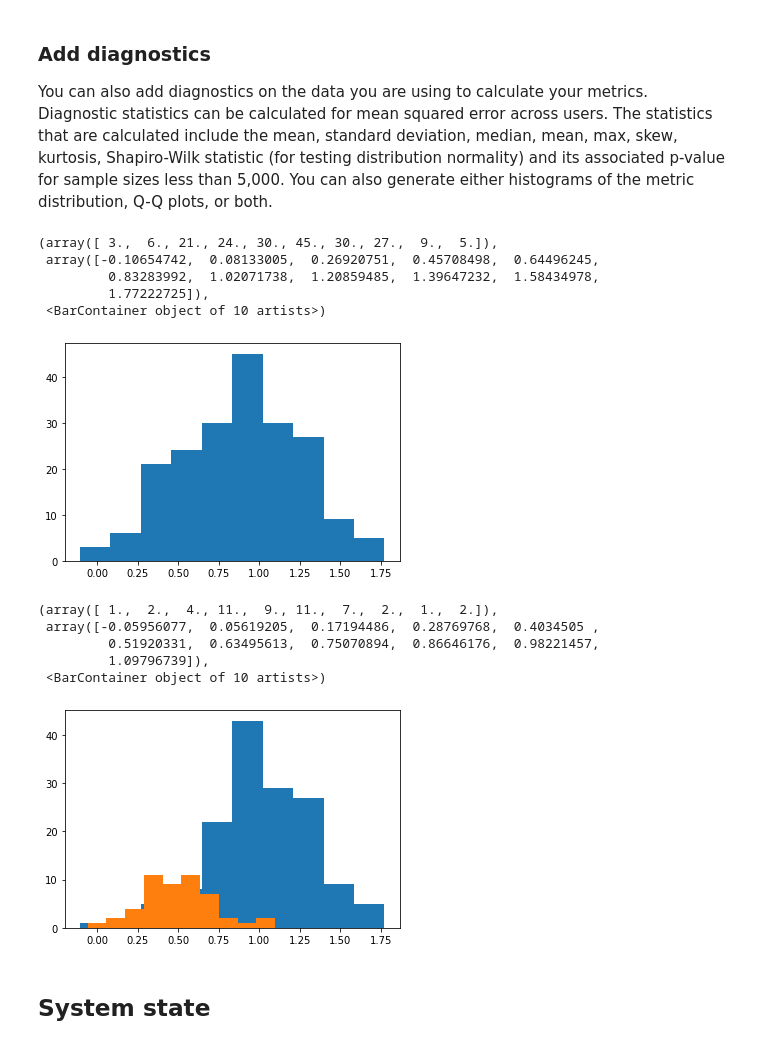
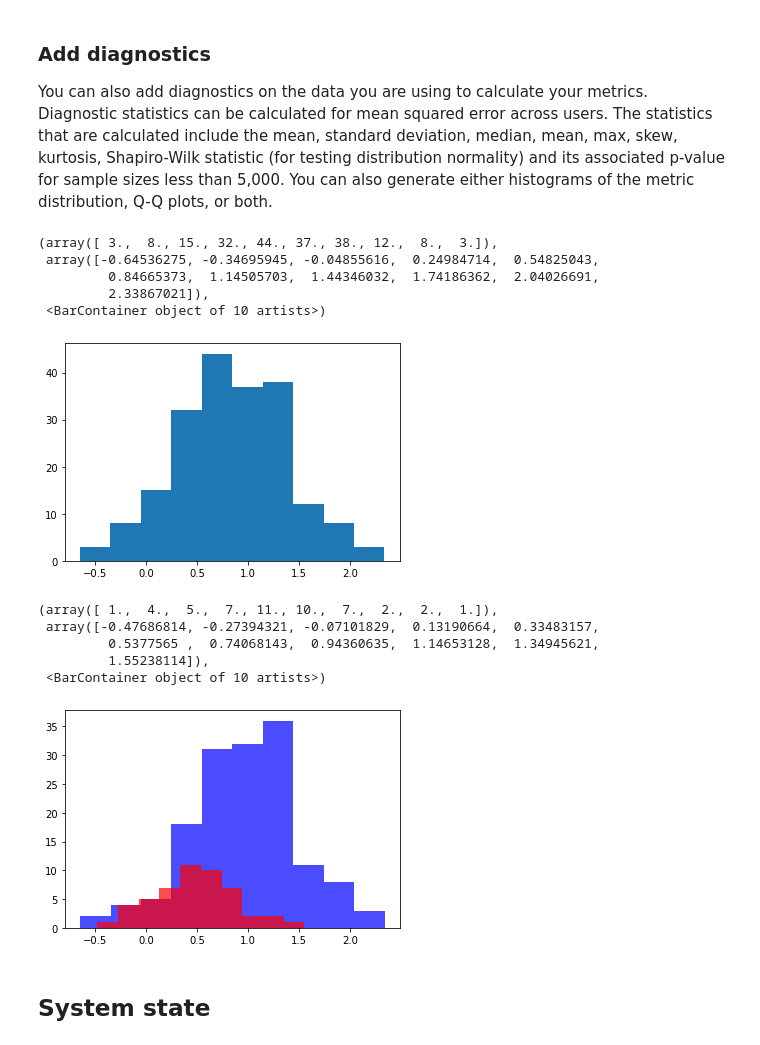
Before and after one commit to elucherini/t-recs, a Jupyter notebook: examples/complete-guide.ipynb, the cells around one changed output. Drawn from its saved outputs; the diff is of its cells as text; code cells hidden in the pictures.

Commit message:
updated plotting colors with alpha, fixed typo

```diff
--- a/examples/complete-guide.ipynb
+++ b/examples/complete-guide.ipynb
@@ -246,30 +248,30 @@ number_of_attributes = 10
 number_of_maj_users = 150
 number_of_min_users = 50
 
-maj_user_representation = np.random.normal(1, 1, size=(number_of_maj_users, number_of_attributes))
-min_user_representation = np.random.normal(0.5, 0.75, size=(number_of_min_users, number_of_attributes))
+maj_user_representation = np.random.normal(1, 2, size=(number_of_maj_users, number_of_attributes))
+min_user_representation = np.random.normal(0.5, 1.25, size=(number_of_min_users, number_of_attributes))
 actual_user_representation = np.vstack((maj_user_representation, min_user_representation))
 # %%
 #If plotted without respect to the subgroups, preference means look more or less normally distributed
 plt.hist(actual_user_representation.mean(axis=1))
 # %% [output]
-(array([ 3.,  6., 21., 24., 30., 45., 30., 27.,  9.,  5.]),
- array([-0.10654742,  0.08133005,  0.26920751,  0.45708498,  0.64496245,
-         0.83283992,  1.02071738,  1.20859485,  1.39647232,  1.58434978,
-         1.77222725]),
+(array([ 3.,  8., 15., 32., 44., 37., 38., 12.,  8.,  3.]),
+ array([-0.64536275, -0.34695945, -0.04855616,  0.24984714,  0.54825043,
+         0.84665373,  1.14505703,  1.44346032,  1.74186362,  2.04026691,
+         2.33867021]),
  <BarContainer object of 10 artists>)
-[figure, old version]
+[figure, new version]
 # %%
 #when plotting out mean preferences when accounting for group, we can see a clear distinction in preference
-plt.hist(maj_user_representation.mean(axis=1))
-plt.hist(min_user_representation.mean(axis=1))
+plt.hist(maj_user_representation.mean(axis=1), alpha=.7, color='b')
+plt.hist(min_user_representation.mean(axis=1), alpha=0.7, color='r')
 # %% [output]
-(array([ 1.,  2.,  4., 11.,  9., 11.,  7.,  2.,  1.,  2.]),
- array([-0.05956077,  0.05619205,  0.17194486,  0.28769768,  0.4034505 ,
-         0.51920331,  0.63495613,  0.75070894,  0.86646176,  0.98221457,
-         1.09796739]),
+(array([ 1.,  4.,  5.,  7., 11., 10.,  7.,  2.,  2.,  1.]),
+ array([-0.47686814, -0.27394321, -0.07101829,  0.13190664,  0.33483157,
+         0.5377565 ,  0.74068143,  0.94360635,  1.14653128,  1.34945621,
+         1.55238114]),
  <BarContainer object of 10 artists>)
-[figure, old version]
+[figure, new version]
 # %%
 filtering = ContentFiltering(actual_user_representation=actual_user_representation,
                              num_attributes=number_of_attributes,
```
Also changed, not shown: parts of 3 cells of this notebook, 1 other file.
